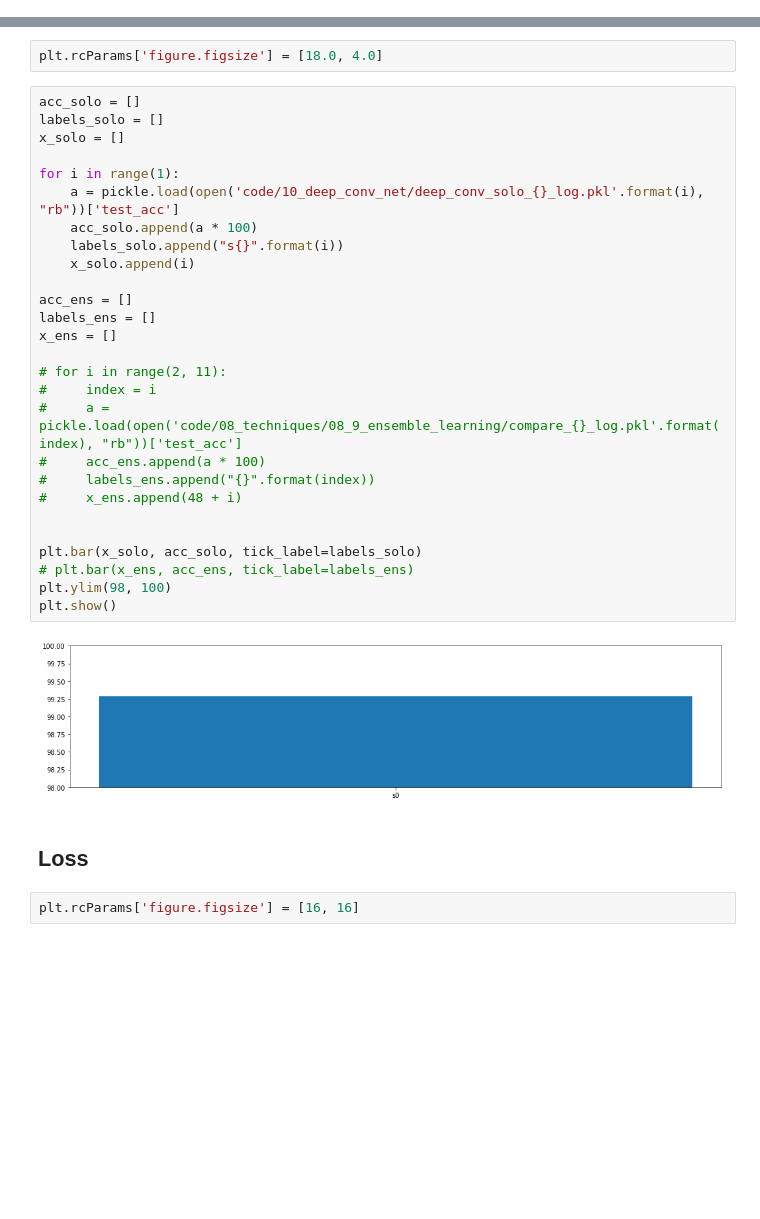
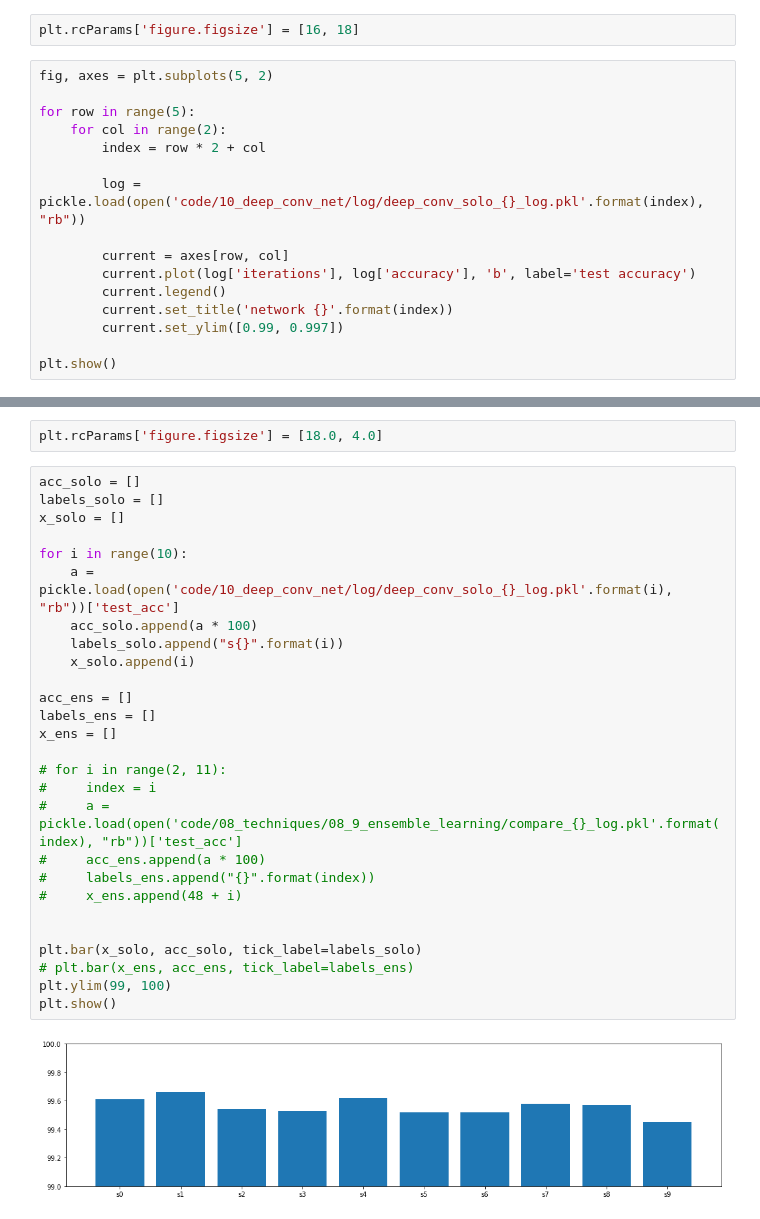
Before and after one commit to takaiwai/deep-learning-for-art-and-design, a Jupyter notebook: 10_deep_mnist.ipynb, the cells around one changed output, grey strips where cells are left out. Drawn from its saved outputs; the diff is of its cells as text; blank space fills up the shorter version.

Commit message:
Plot the result from training on AWS

```diff
--- a/10_deep_mnist.ipynb
+++ b/10_deep_mnist.ipynb
@@ -18,0 +18,18 @@ I used EC2 by Amazon Web Service to train ten networks. The training for 30 epoc
+# %%
+plt.rcParams['figure.figsize'] = [16, 18]
+# %%
+fig, axes = plt.subplots(5, 2)
+
+for row in range(5):
+    for col in range(2):
+        index = row * 2 + col
+
+        log = pickle.load(open('code/10_deep_conv_net/log/deep_conv_solo_{}_log.pkl'.format(index), "rb"))
+
+        current = axes[row, col]
+        current.plot(log['iterations'], log['accuracy'], 'b', label='test accuracy')
+        current.legend()
+        current.set_title('network {}'.format(index))
+        current.set_ylim([0.99, 0.997])
+
+plt.show()
@@ -21,33 +42,29 @@ plt.rcParams['figure.figsize'] = [18.0, 4.0]
 # %%
 acc_solo = []
 labels_solo = []
 x_solo = []
 
-for i in range(1):
-    a = pickle.load(open('code/10_deep_conv_net/deep_conv_solo_{}_log.pkl'.format(i), "rb"))['test_acc']
+for i in range(10):
+    a = pickle.load(open('code/10_deep_conv_net/log/deep_conv_solo_{}_log.pkl'.format(i), "rb"))['test_acc']
     acc_solo.append(a * 100)
     labels_solo.append("s{}".format(i))
     x_solo.append(i)
 
 acc_ens = []
 labels_ens = []
 x_ens = []
 
 # for i in range(2, 11):
 #     index = i
 #     a = pickle.load(open('code/08_techniques/08_9_ensemble_learning/compare_{}_log.pkl'.format(index), "rb"))['test_acc']
 #     acc_ens.append(a * 100)
 #     labels_ens.append("{}".format(index))
 #     x_ens.append(48 + i)
 
 
 plt.bar(x_solo, acc_solo, tick_label=labels_solo)
 # plt.bar(x_ens, acc_ens, tick_label=labels_ens)
-plt.ylim(98, 100)
+plt.ylim(99, 100)
 plt.show()
 # %% [output]
-[figure, old version]
+[figure, new version]
-# %% [markdown]
-## Loss
-# %%
-plt.rcParams['figure.figsize'] = [16, 16]
```
Also changed, not shown: parts of 6 cells of this notebook.
